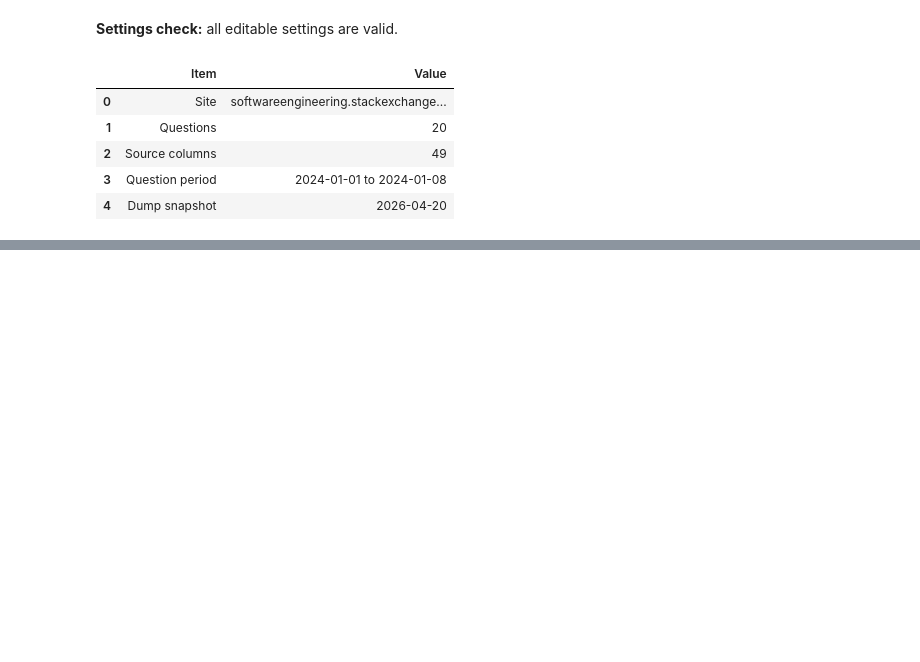
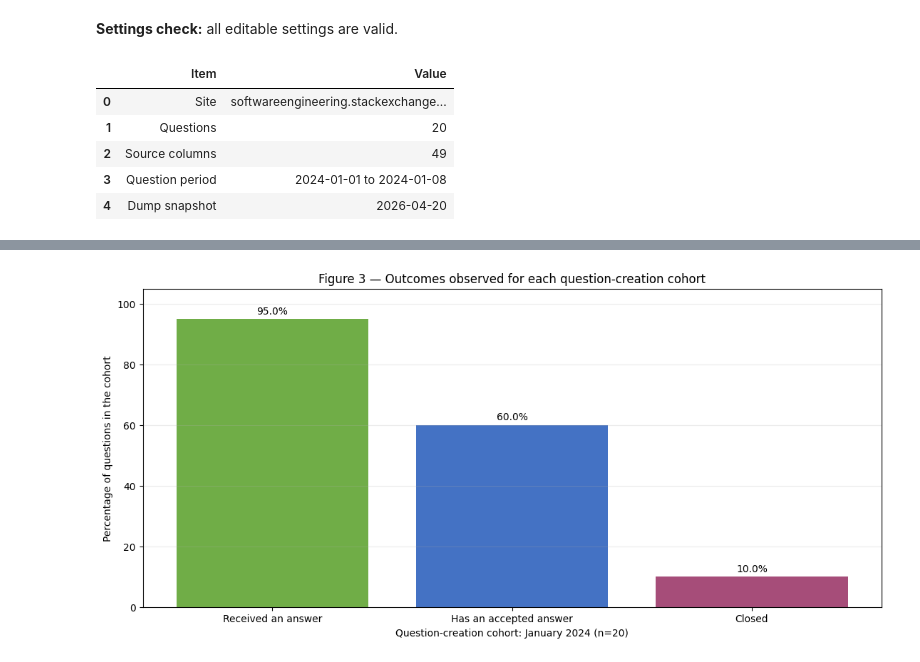
Before and after one commit to thearmankarapetyan/stackexchange-difficulty, a Jupyter notebook: notebooks/stackexchange_eda.ipynb, the cells around one changed output, grey strips where cells are left out. Drawn from its saved outputs; the diff is of its cells as text; code cells hidden in the pictures; blank space fills up the shorter version.

```diff
--- a/notebooks/stackexchange_eda.ipynb
+++ b/notebooks/stackexchange_eda.ipynb
@@ -669,0 +370,39 @@ display(Markdown(
+# %%
+cohort = data.assign(
+    creation_month=data["question_creation_datetime"].dt.to_period("M")
+).groupby("creation_month").agg(
+    questions=("question_id", "size"),
+    answered_percentage=("has_available_answer", "mean"),
+    accepted_percentage=("has_accepted_answer", "mean"),
+    closed_percentage=("is_closed", "mean"),
+)
+cohort[["answered_percentage", "accepted_percentage", "closed_percentage"]] *= 100
+cohort_dates = cohort.index.to_timestamp()
+
+fig, ax = plt.subplots(figsize=(11, 5.2), layout="constrained")
+labels = {
+    "answered_percentage": "Received an answer",
+    "accepted_percentage": "Has an accepted answer",
+    "closed_percentage": "Closed",
+}
+colors = ["#70AD47", "#4472C4", "#A64D79"]
+if len(cohort) == 1:
+    values = cohort.iloc[0][list(labels)]
+    bars = ax.bar(labels.values(), values, color=colors)
+    ax.bar_label(bars, labels=[f"{value:.1f}%" for value in values], padding=3)
+    ax.set_xlabel(f"Question-creation cohort: {cohort_dates[0]:%B %Y} (n={int(cohort.iloc[0]['questions'])})")
+else:
+    for (column, label), color in zip(labels.items(), colors):
+        ax.plot(cohort_dates, cohort[column], marker="o", linewidth=2, label=label, color=color)
+    locator = mdates.AutoDateLocator(minticks=4, maxticks=10)
+    ax.xaxis.set_major_locator(locator)
+    ax.xaxis.set_major_formatter(mdates.ConciseDateFormatter(locator))
+    ax.set_xlabel("Question-creation month")
+    ax.legend(frameon=False, loc="best")
+ax.set_title("Figure 3 — Outcomes observed for each question-creation cohort")
+ax.set_ylabel("Percentage of questions in the cohort")
+ax.set_ylim(0, 105)
+ax.grid(axis="y", alpha=0.25)
+plt.show()
+# %% [output]
+[figure, added]
```
Also changed, not shown: parts of 51 cells of this notebook, 3 other files.
